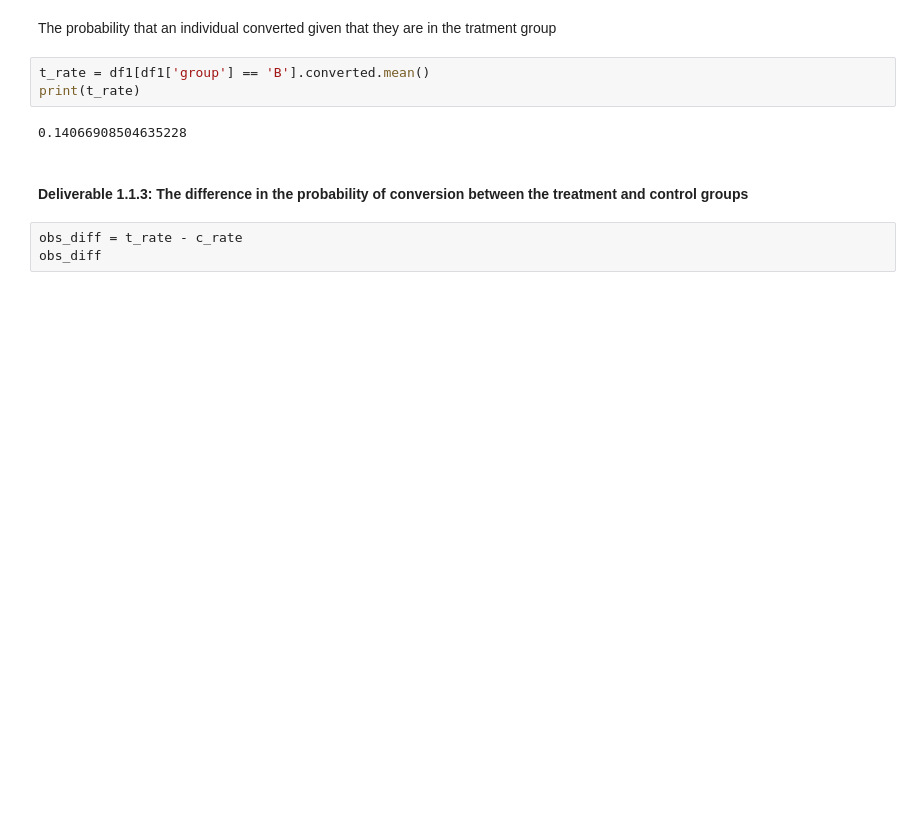
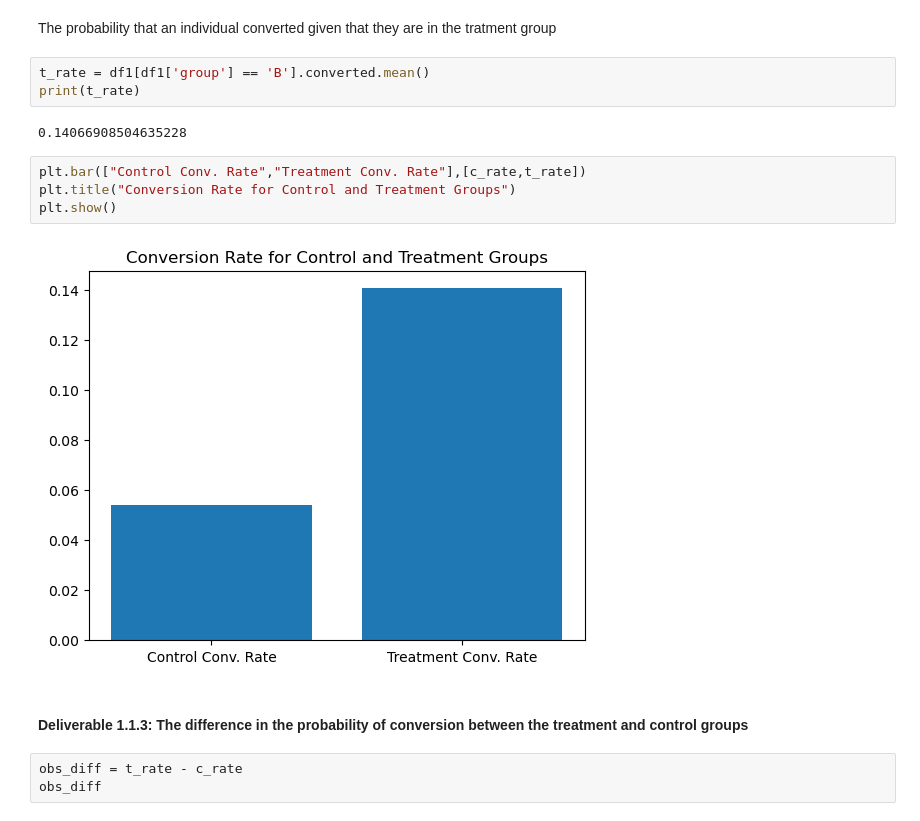
Before and after one commit to sarkisgonz/ecommerce_project, a Jupyter notebook: ab_testing.ipynb, the cells around one changed output. Cells and saved outputs as stored; diff of their text form; blank space fills up the shorter version.

Commit message:
Added visuals for presentation

```diff
--- a/ab_testing.ipynb
+++ b/ab_testing.ipynb
@@ -79,6 +82,12 @@ t_rate = df1[df1['group'] == 'B'].converted.mean()
 print(t_rate)
 # %% [output]
 0.14066908504635228
+# %%
+plt.bar(["Control Conv. Rate","Treatment Conv. Rate"],[c_rate,t_rate])
+plt.title("Conversion Rate for Control and Treatment Groups")
+plt.show()
+# %% [output]
+[figure, added]
 # %% [markdown]
 #### Deliverable 1.1.3: The difference in the probability of conversion between the treatment and control groups
 # %%
```
Also changed, not shown: parts of 11 cells of this notebook.
